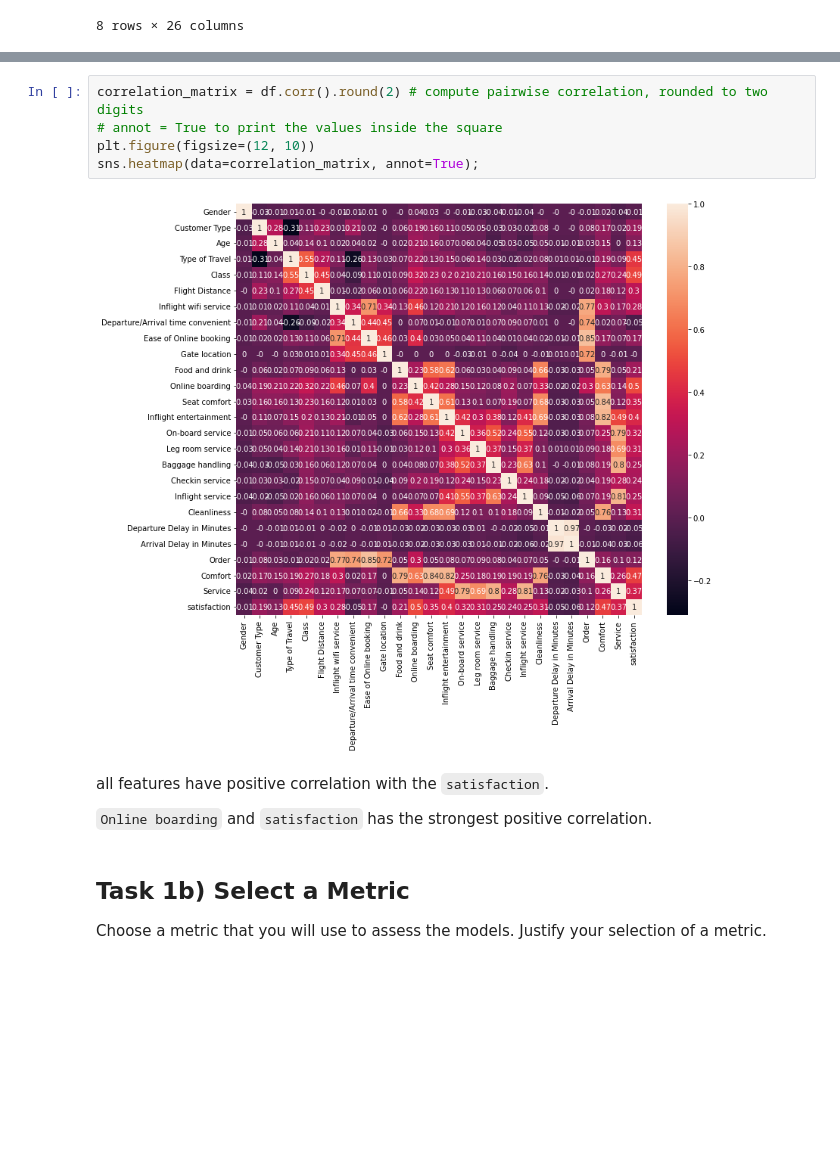
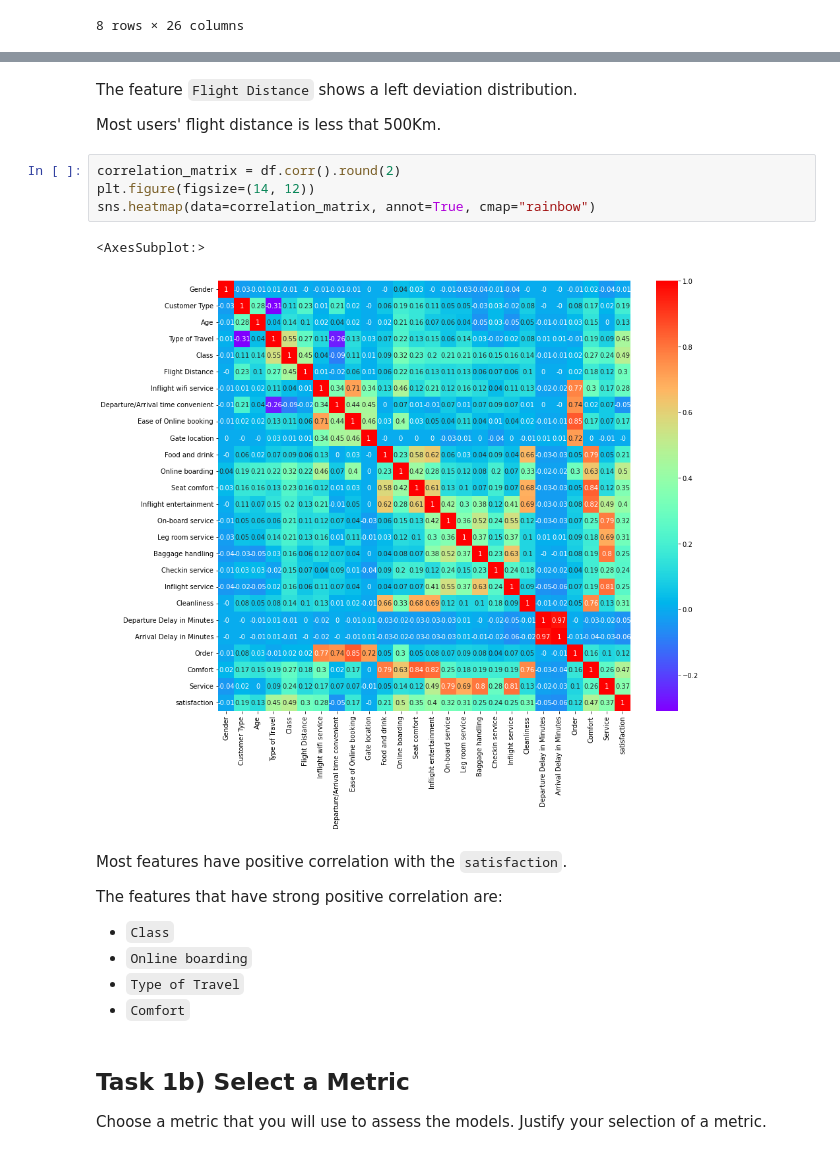
Before and after one commit to rwqzcq/COMP2019, a Jupyter notebook: main.ipynb, the cells around one changed output, grey strips where cells are left out. Drawn from its saved outputs; the diff is of its cells as text; blank space fills up the shorter version.

```diff
--- a/main.ipynb
+++ b/main.ipynb
@@ -123,14 +222,22 @@ sns.displot(data=df, x='satisfaction')
+# %% [markdown]
+The feature `Flight Distance` shows a left deviation distribution.
+
+Most users' flight distance is less that 500Km.
 # %%
-correlation_matrix = df.corr().round(2) # compute pairwise correlation, rounded to two digits
-# annot = True to print the values inside the square
-plt.figure(figsize=(12, 10))
-sns.heatmap(data=correlation_matrix, annot=True);
+correlation_matrix = df.corr().round(2)
+plt.figure(figsize=(14, 12))
+sns.heatmap(data=correlation_matrix, annot=True, cmap="rainbow")
 # %% [output]
+<AxesSubplot:>
-[figure, old version]
+[figure, new version]
 # %% [markdown]
-all features have positive correlation with the `satisfaction`.
+Most features have positive correlation with the `satisfaction`.
 
-`Online boarding` and `satisfaction` has the strongest positive correlation.
+The features that have strong positive correlation are:
+- `Class`
+- `Online boarding`
+- `Type of Travel`
+- `Comfort`
 # %% [markdown]
 ## Task 1b) Select a Metric
 Choose a metric that you will use to assess the models.
```
Also changed, not shown: parts of 23 cells of this notebook.
